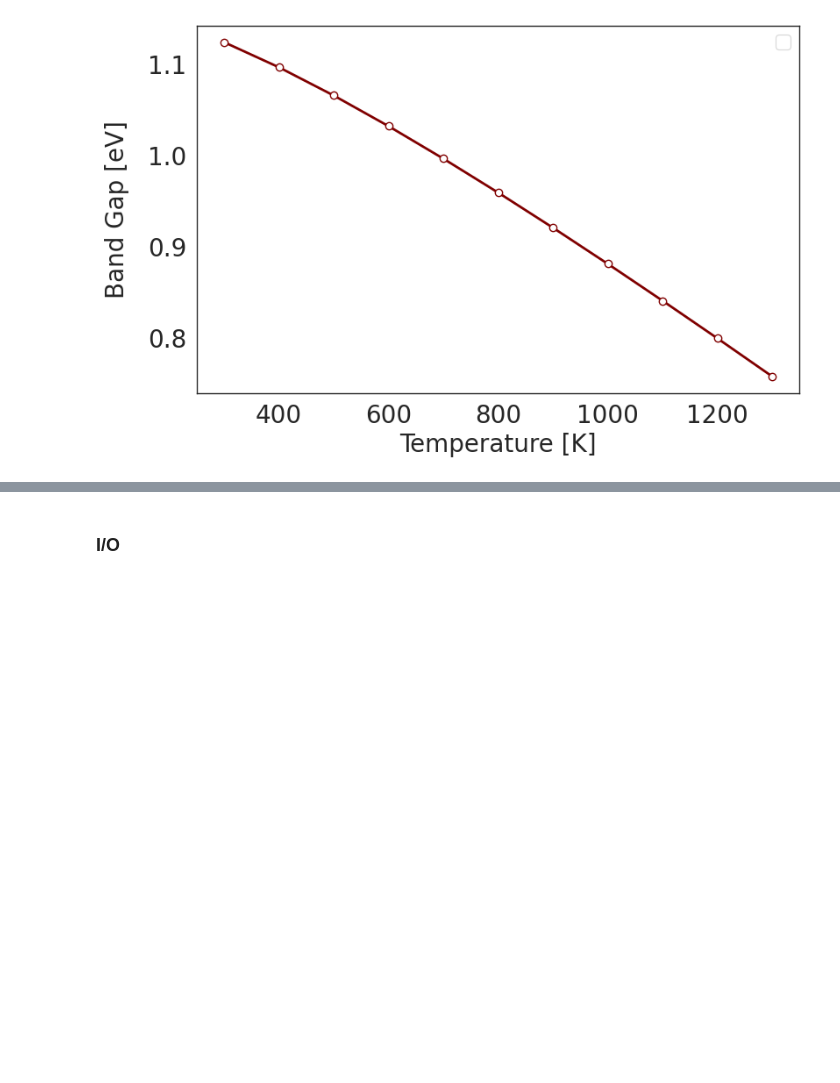
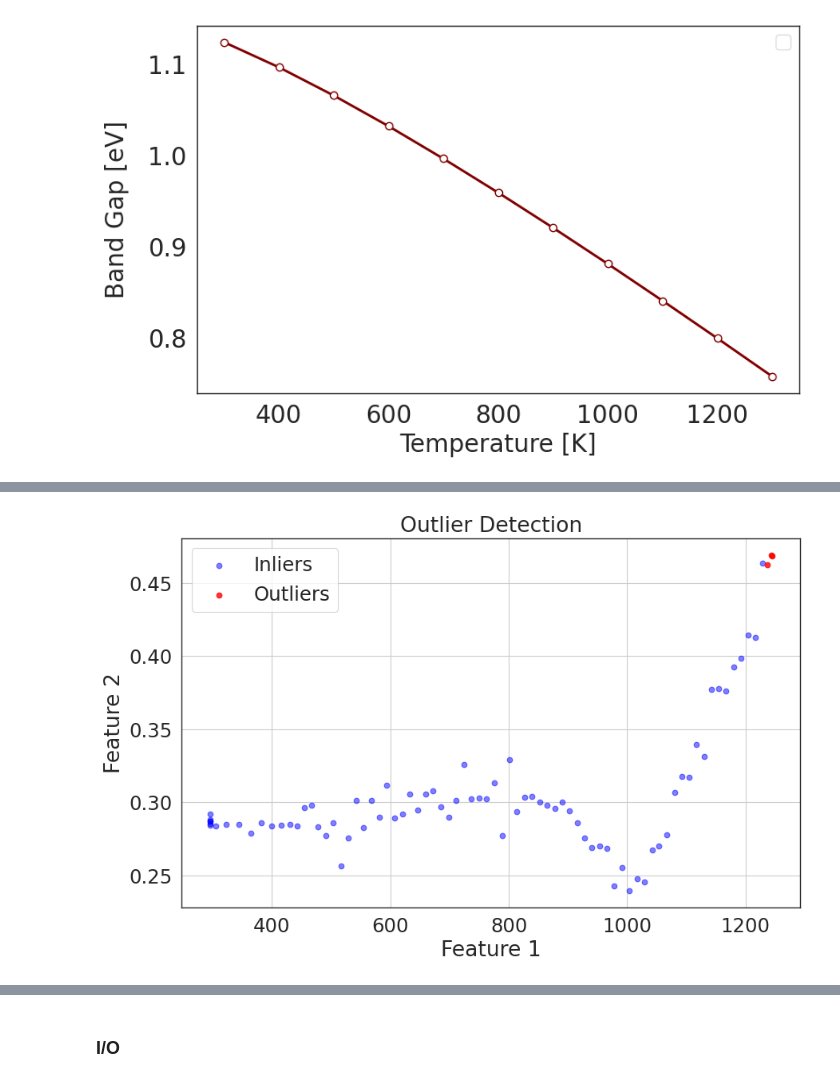
Before and after one commit to ariahosseini/ThermoElectric, a Jupyter notebook: ElectronTransport.ipynb, the cells around one changed output, grey strips where cells are left out. Cells and saved outputs as stored; diff of their text form; code cells hidden in the pictures; blank space fills up the shorter version.

```diff
--- a/ElectronTransport.ipynb
+++ b/ElectronTransport.ipynb
@@ -2117,0 +2160,5 @@ WARNING:matplotlib.legend:No artists with labels found to put in legend.  Note t
+# %%
+file_path = "Exp_Data/Exp_data.xlsx"
+# %%
+data = pd.read_excel(file_path, sheet_name=None)
+print("Sheet names:", ', '.join(key for key in data.keys()))
@@ -2117,0 +2167,13 @@ WARNING:matplotlib.legend:No artists with labels found to put in legend.  Note t
+# %%
+def process_data(df, split_index):
+    df.columns = df.iloc[0]
+    df = df[1:].reset_index(drop=True)
+    df = df[["Temp (K)", "Carrier Con. (cm-3)"]]
+    df["Carrier Con. (x 10^27 m^-3)"] = -1*df["Carrier Con. (cm-3)"] * 1e6 /1e27
+    _df = df[(df["Carrier Con. (x 10^27 m^-3)"] >= 0) & (df["Carrier Con. (x 10^27 m^-3)"].notna())]
+    __df = _df.drop("Carrier Con. (cm-3)", axis=1).to_numpy()
+    return __df[:split_index, :], __df[split_index-1:, :]
+
+data_0prc_heating, data_0prc_cooling = process_data(data['Si parent'], split_index=70)
+data_1prc_heating, data_1prc_cooling = process_data(data['1% SiC'], split_index=75)
+data_5prc_heating, data_5prc_cooling = process_data(data['5% SiC'], split_index=80)
@@ -2117,0 +2261,19 @@ WARNING:matplotlib.legend:No artists with labels found to put in legend.  Note t
+# %%
+model = best_models['KNN']['best_estimator']
+outliers = model.predict(data_5prc_heating)
+outlier_scores = model.decision_scores_
+
+inliers_mask = outliers == 0
+outliers_mask = outliers == 1
+
+plt.figure(figsize=(10, 6))
+plt.scatter(data_5prc_heating[inliers_mask, 0], data_5prc_heating[inliers_mask, 1], label='Inliers', color='blue', alpha=0.5)
+plt.scatter(data_5prc_heating[outliers_mask, 0], data_5prc_heating[outliers_mask, 1], label='Outliers', color='red', alpha=0.8)
+plt.title('Outlier Detection')
+plt.xlabel('Feature 1')
+plt.ylabel('Feature 2')
+plt.legend()
+plt.grid()
+plt.show()
+# %% [output]
+[figure, added]
```
Also changed, not shown: parts of 28 cells of this notebook.
